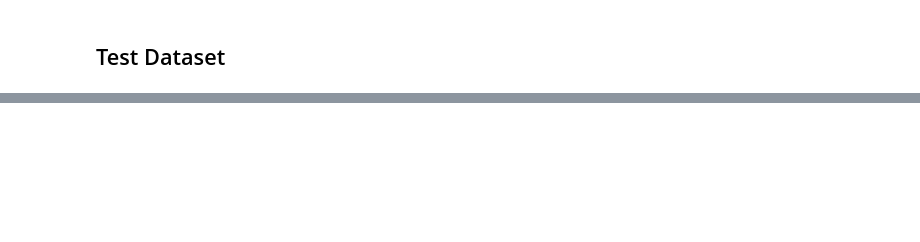
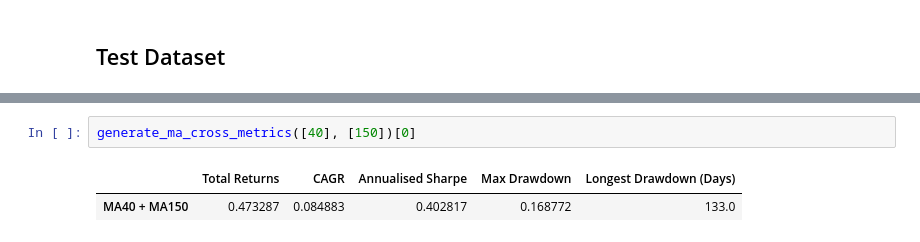
Before and after one commit to Gregtwl/GrpAssignment, a Jupyter notebook: Assignment_Greg.ipynb, the cells around one changed output, grey strips where cells are left out. Drawn from its saved outputs; the diff is of its cells as text; blank space fills up the shorter version.

```diff
--- a/Assignment_Greg.ipynb
+++ b/Assignment_Greg.ipynb
@@ -710,0 +654,5 @@ dtype: float64
+# %%
+generate_ma_cross_metrics([40], [150])[0]
+# %% [output]
+|  | Total Returns | CAGR | Annualised Sharpe | Max Drawdown | Longest Drawdown (Days) |
+| MA40 + MA150 | 0.473287 | 0.084883 | 0.402817 | 0.168772 | 133.0 |
```
Also changed, not shown: parts of 18 cells of this notebook.
